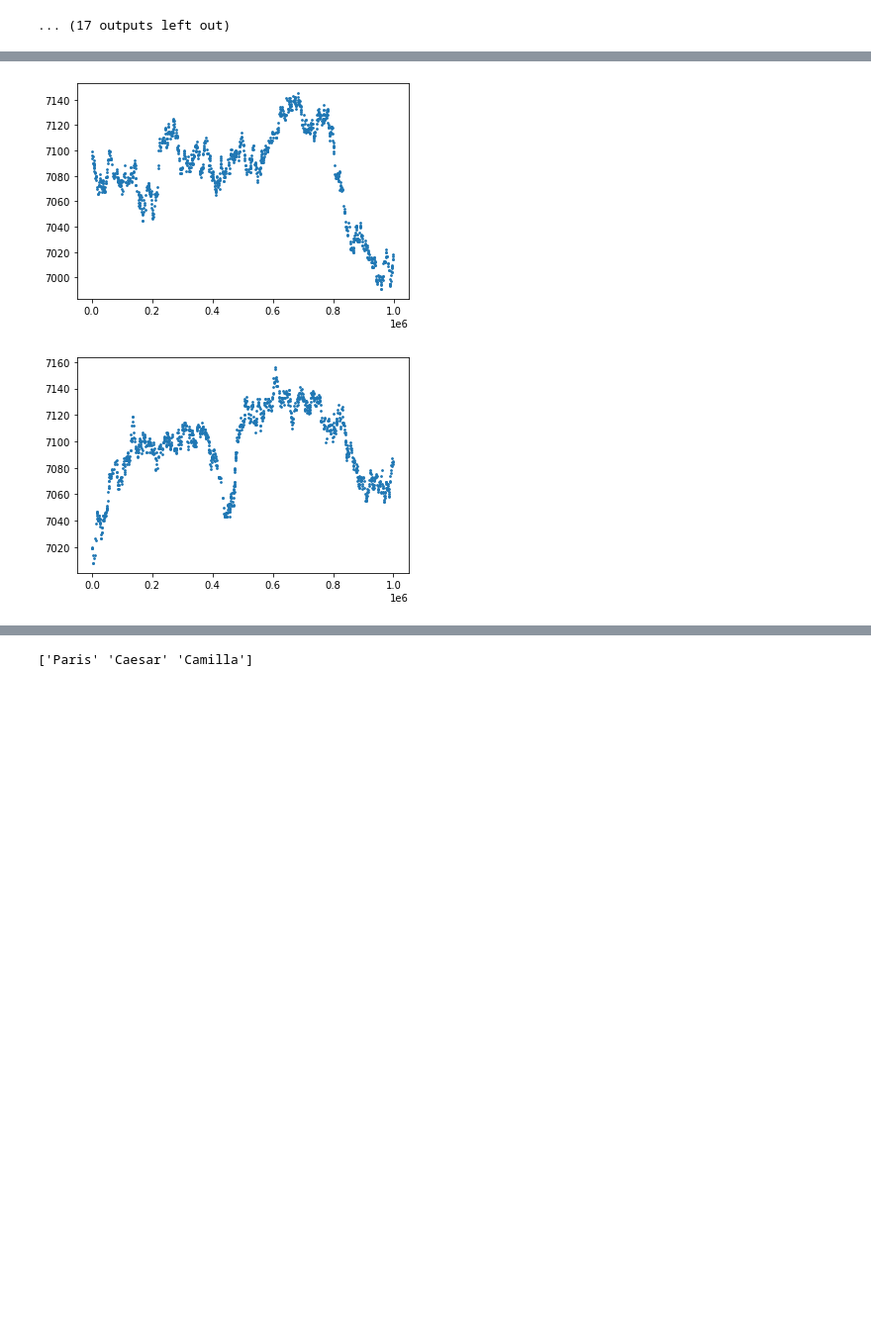
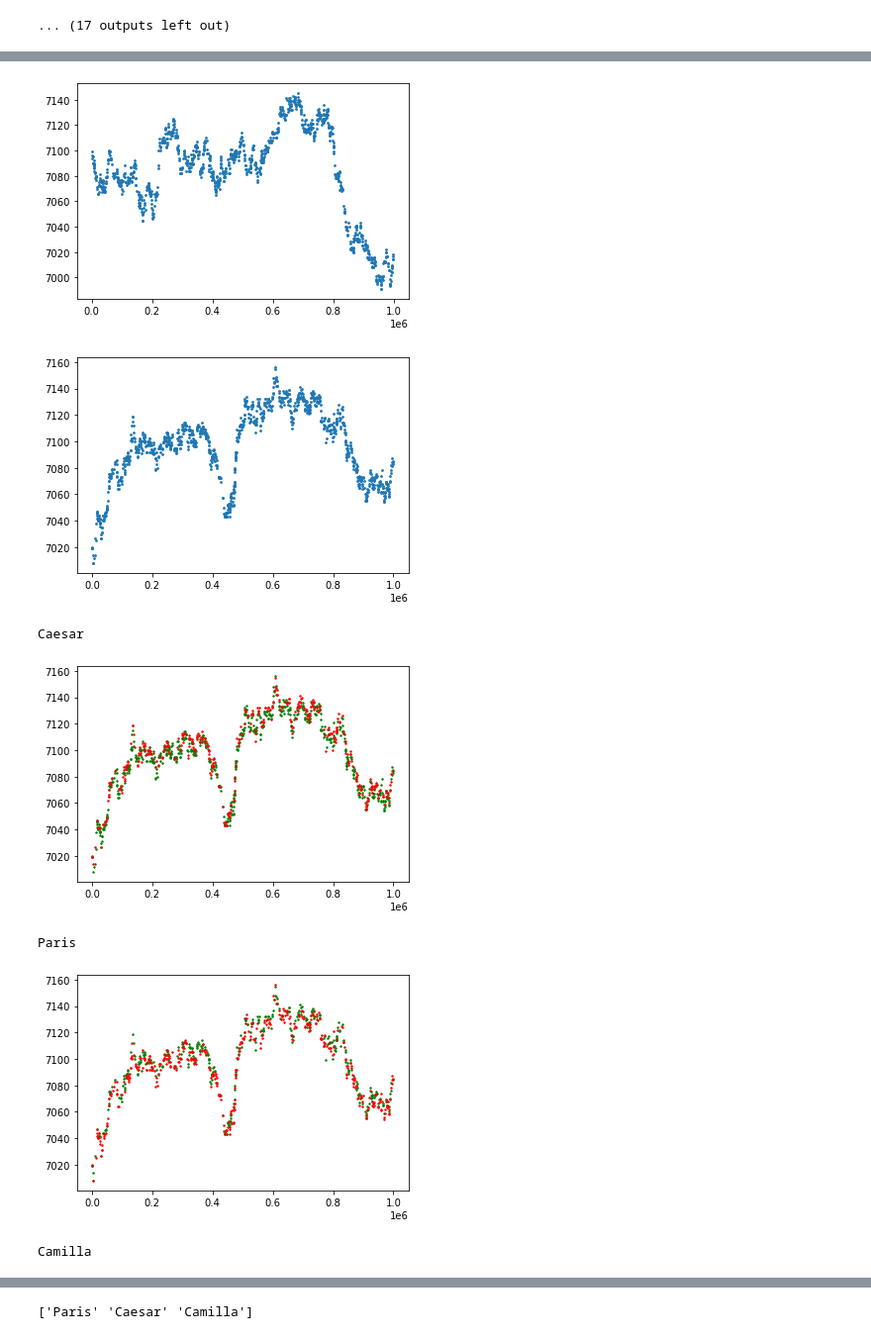
Before and after one commit to kzqiu/imc-2023, a Jupyter notebook: round5/analysis/Monkey Analysis.ipynb, the cells around one changed output, grey strips where cells are left out. Shown at 99% size. Saved outputs shown, nothing was run; the diff lists cells and outputs as text; code cells hidden in the pictures; blank space fills up the shorter version.

```diff
--- a/round5/analysis/Monkey Analysis.ipynb
+++ b/round5/analysis/Monkey Analysis.ipynb
@@ -276,18 +276,31 @@ Peter
 # %%
 dip_d1 = r4_d1.loc[(r4_d1['symbol'] == 'DIP')]
 dip_d2 = r4_d2.loc[(r4_d2['symbol'] == 'DIP')]
 dip_d3 = r4_d3.loc[(r4_d3['symbol'] == 'DIP')]
 
 print(dip_d3['buyer'].unique())
 
 plt.scatter(dip_d1.timestamp, dip_d1.price, s=3)
 plt.show()
 plt.scatter(dip_d2.timestamp, dip_d2.price, s=3)
 plt.show()
 plt.scatter(dip_d3.timestamp, dip_d3.price, s=3)
 plt.show()
+
+for monkey in dip_d3['buyer'].unique():
+    dip_d3_monkey_buy = dip_d3.loc[(dip_d3['buyer'] == monkey)]
+    dip_d3_monkey_sell = dip_d3.loc[(dip_d3['seller'] == monkey)]
+    print(monkey)
+    plt.scatter(dip_d3_monkey_buy.timestamp, dip_d3_monkey_buy.price, s=2, c='green')
+    plt.scatter(dip_d3_monkey_sell.timestamp, dip_d3_monkey_sell.price, s=2, c='red')
+    plt.show()
 # %% [output]
 ['Caesar' 'Paris' 'Camilla']
 [figure]
 [figure]
 [figure]
+Caesar
+[figure, added]
+Paris
+[figure, added]
+Camilla
```
Also changed, not shown: parts of 2 cells of this notebook.
